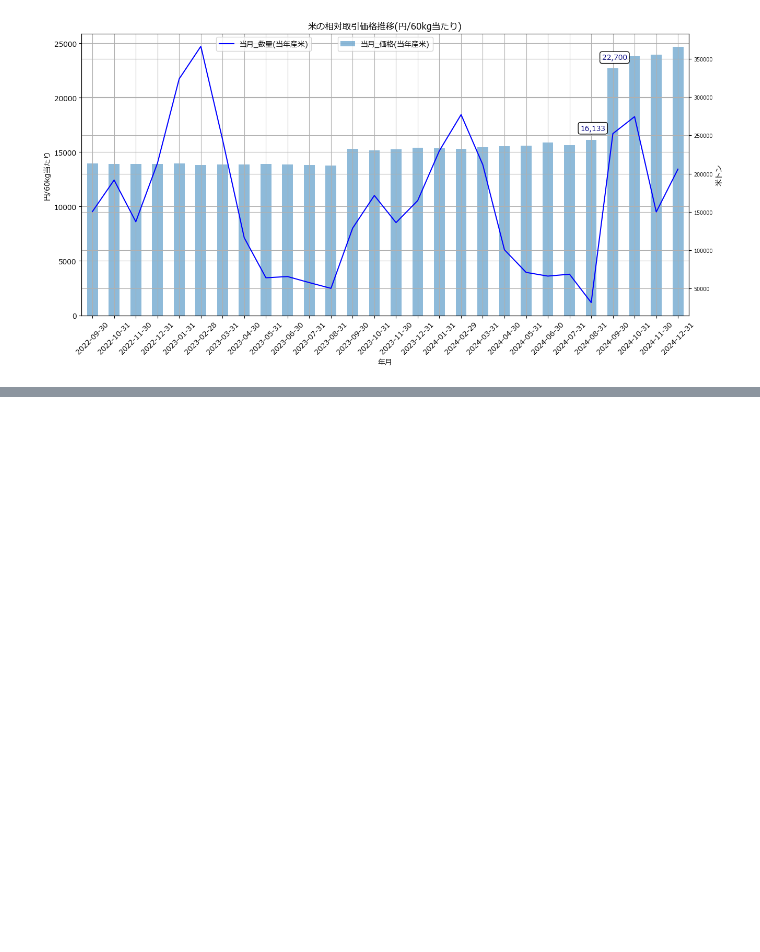
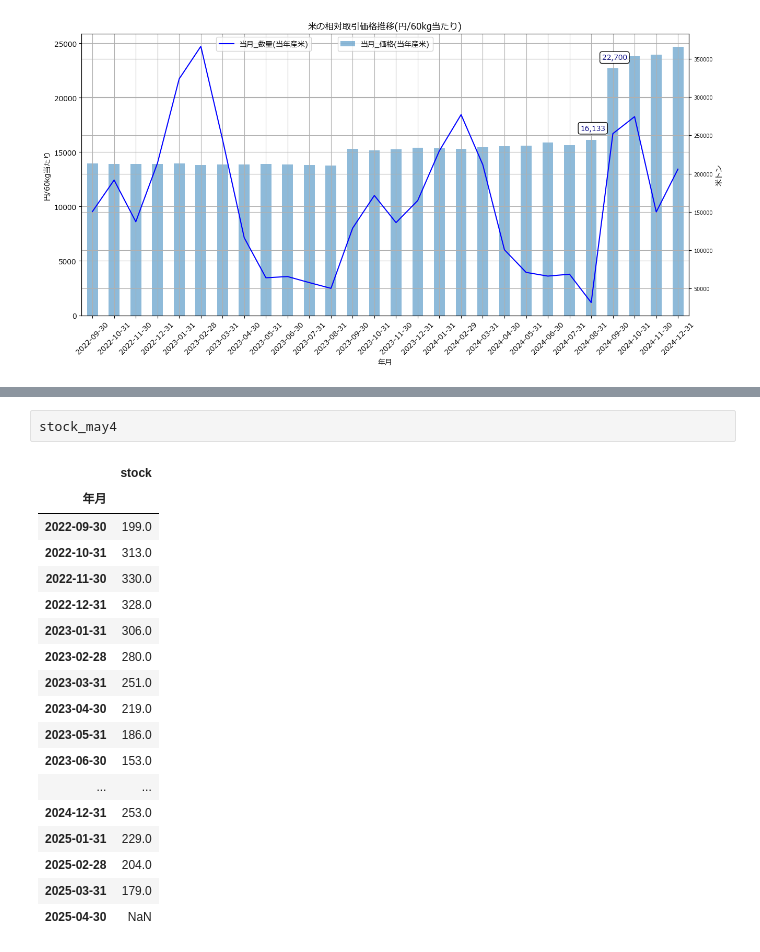
Before and after one commit to Pipikopimame/orbe_public2, a Jupyter notebook: 米_相対取引価格推移.ipynb, the cells around one changed output, grey strips where cells are left out. Drawn from its saved outputs; the diff is of its cells as text; blank space fills up the shorter version.

```diff
--- a/米_相対取引価格推移.ipynb
+++ b/米_相対取引価格推移.ipynb
@@ -117,0 +467,21 @@ df3
+# %%
+stock_may4
+# %% [output]
+|  | stock |
+| 年月 |  |
+| 2022-09-30 | 199.0 |
+| 2022-10-31 | 313.0 |
+| 2022-11-30 | 330.0 |
+| 2022-12-31 | 328.0 |
+| 2023-01-31 | 306.0 |
+| 2023-02-28 | 280.0 |
+| 2023-03-31 | 251.0 |
+| 2023-04-30 | 219.0 |
+| 2023-05-31 | 186.0 |
+| 2023-06-30 | 153.0 |
+| ... | ... |
+| 2024-12-31 | 253.0 |
+| 2025-01-31 | 229.0 |
+| 2025-02-28 | 204.0 |
+| 2025-03-31 | 179.0 |
+| 2025-04-30 | NaN |
```
Also changed, not shown: parts of 9 cells of this notebook.
